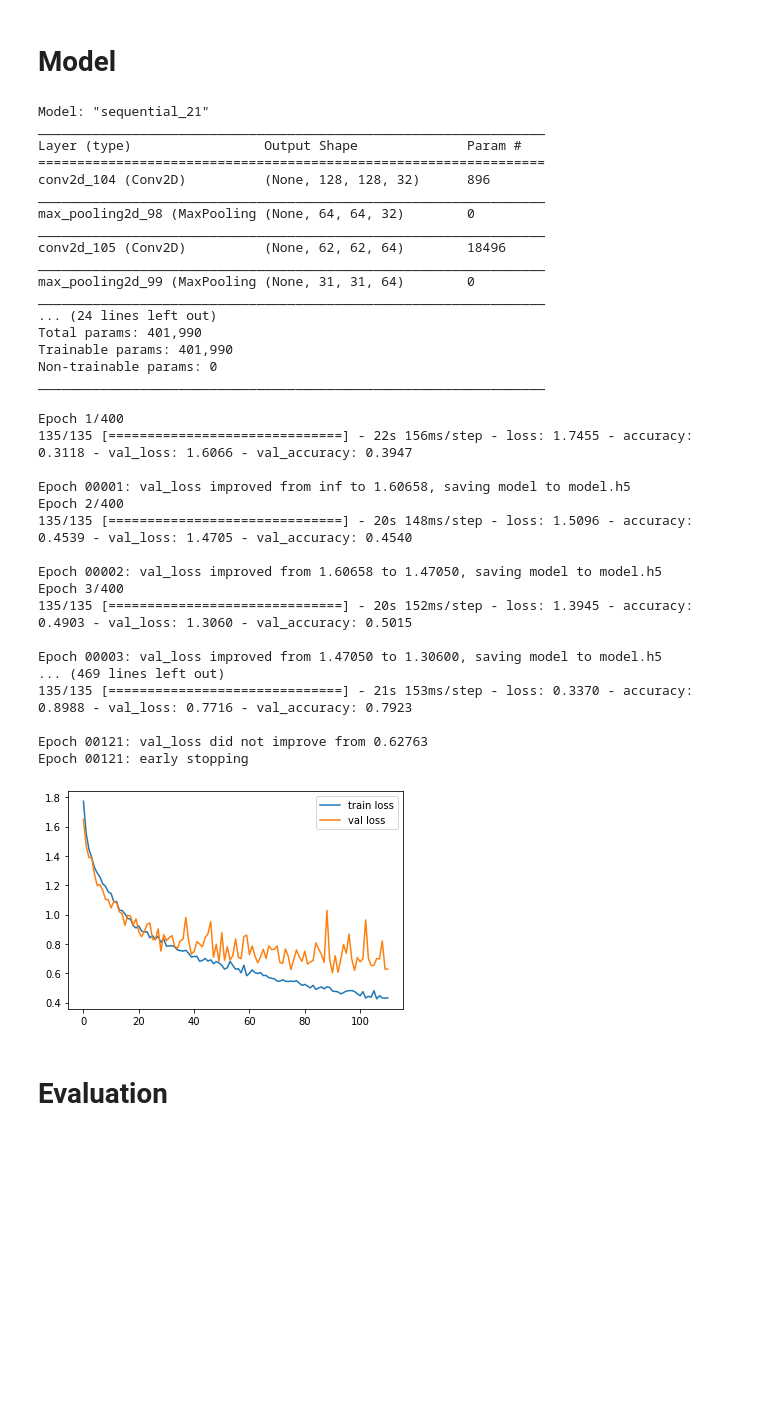
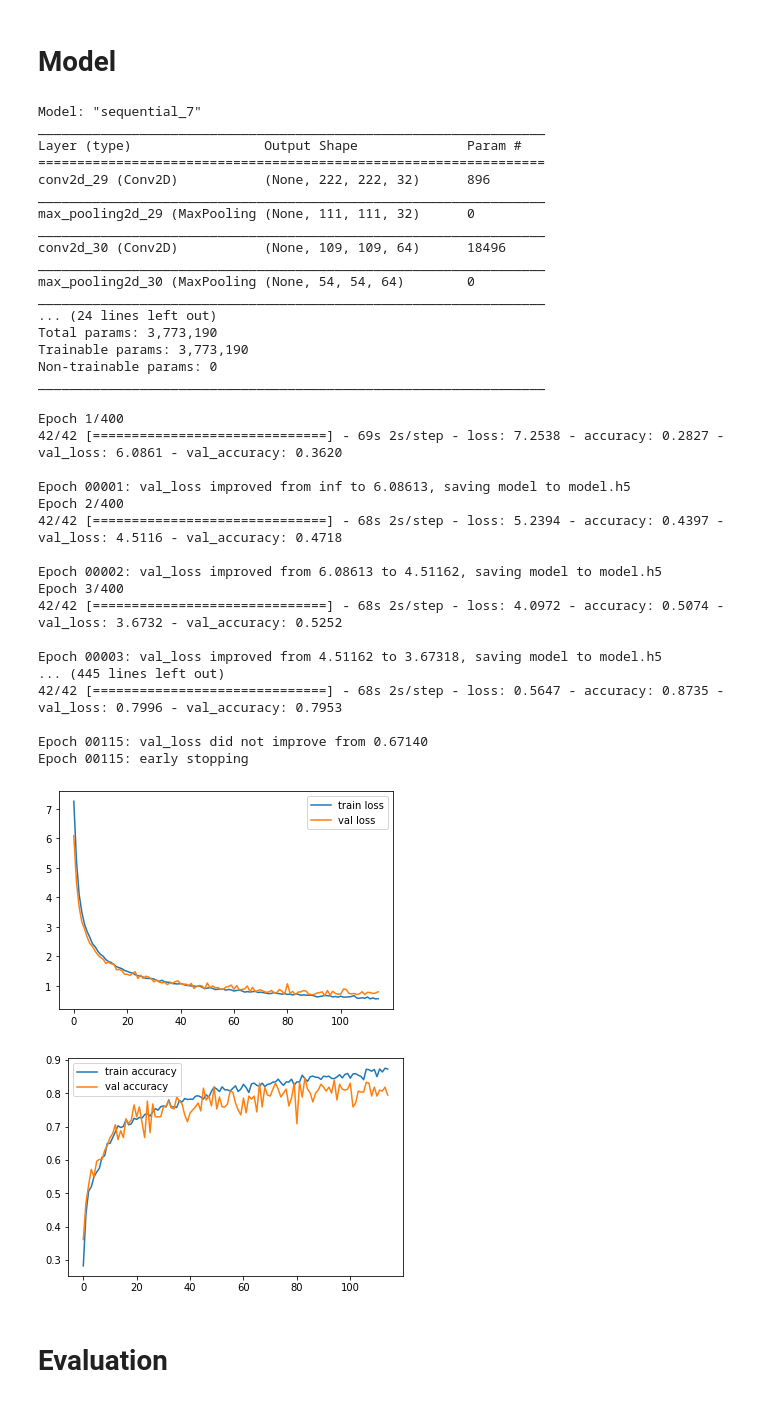
Before and after one commit to bavllymagid/SportsClassification, a Jupyter notebook: v1model.ipynb, the cells around one changed output. Cells and saved outputs as stored; diff of their text form; code cells hidden in the pictures; blank space fills up the shorter version.

Commit message:
Kaggle Notebook | v1Model | Version 10

```diff
--- a/v1model.ipynb
+++ b/v1model.ipynb
@@ -9,7 +9,7 @@ import os
 
 data = []
 labels = []
-IMG_SIZE = 130
+IMG_SIZE = 224
 for i in os.listdir('/kaggle/input/nn23-sports-image-classification/Train'):
     img = cv.imread('/kaggle/input/nn23-sports-image-classification/Train/'+i)
     img = cv.cvtColor(img,cv.COLOR_BGR2RGB)
@@ -63,39 +61,40 @@ from tensorflow.keras.optimizers import Adam
 from tensorflow.keras.callbacks import ModelCheckpoint,EarlyStopping
 
 model = Sequential()
-# l2 = tf.keras.regularizers.l2(0.0001)
 model.add(Conv2D(32,(3,3),activation='relu',input_shape=(IMG_SIZE,IMG_SIZE,3)))
 model.add(MaxPool2D(2,2))
-model.add(Conv2D(64,(3,3),activation='relu', kernel_regularizer=tf.keras.regularizers.l2(0.0001)))
+model.add(Conv2D(64,(3,3),activation='relu'))
 model.add(MaxPool2D(2,2))
-model.add(Conv2D(128,(3,3),activation='relu', kernel_regularizer=tf.keras.regularizers.l2(0.0001)))
+model.add(Conv2D(128,(3,3),activation='relu'))
 model.add(MaxPool2D(2,2))
-model.add(Conv2D(64,(3,3),activation='relu', kernel_regularizer=tf.keras.regularizers.l2(0.0001)))
-model.add(MaxPool2D(2,2))
+model.add(Conv2D(64,(3,3),activation='relu'))
+model.add(MaxPool2D())
+model.add(Conv2D(512,(3,3),activation='relu'))
+model.add(MaxPool2D())
 model.add(Flatten())
-model.add(Dense(512, activation='relu', kernel_regularizer=tf.keras.regularizers.l2(0.0001)))
+model.add(Dense(256, activation='relu', kernel_regularizer=l2))
 model.add(Dropout(0.3))
-model.add(Dense(128, activation='relu', kernel_regularizer=tf.keras.regularizers.l2(0.0001)))
+model.add(Dense(128, activation='relu', kernel_regularizer=l2))
 model.add(Dropout(0.3))
 model.add(Dense(6,activation='softmax'))
 # %%
 model.summary()
 # %% [output]
-Model: "sequential_21"
+Model: "sequential_7"
 _________________________________________________________________
 Layer (type)                 Output Shape              Param #
 =================================================================
-conv2d_104 (Conv2D)          (None, 128, 128, 32)      896
+conv2d_29 (Conv2D)           (None, 222, 222, 32)      896
 _________________________________________________________________
-max_pooling2d_98 (MaxPooling (None, 64, 64, 32)        0
+max_pooling2d_29 (MaxPooling (None, 111, 111, 32)      0
 _________________________________________________________________
-conv2d_105 (Conv2D)          (None, 62, 62, 64)        18496
+conv2d_30 (Conv2D)           (None, 109, 109, 64)      18496
 _________________________________________________________________
-max_pooling2d_99 (MaxPooling (None, 31, 31, 64)        0
+max_pooling2d_30 (MaxPooling (None, 54, 54, 64)        0
 _________________________________________________________________
 ... (24 lines left out)
-Total params: 401,990
-Trainable params: 401,990
+Total params: 3,773,190
+Trainable params: 3,773,190
 Non-trainable params: 0
 _________________________________________________________________
 # %%
@@ -105,32 +104,38 @@ checkpoint = ModelCheckpoint('model.h5',monitor='val_loss',verbose=1,save_best_o
 early = EarlyStopping(monitor='val_loss',min_delta=0,patience=20,verbose=1,mode='auto')
 
 
-hist = model.fit(train_gen,epochs=400,validation_data=val_gen,callbacks=[checkpoint,early])
+hist = model.fit(train_gen,epochs=400,validation_data=(testX,testY),callbacks=[checkpoint,early])
 # %% [output]
 Epoch 1/400
-135/135 [==============================] - 22s 156ms/step - loss: 1.7455 - accuracy: 0.3118 - val_loss: 1.6066 - val_accuracy: 0.3947
+42/42 [==============================] - 69s 2s/step - loss: 7.2538 - accuracy: 0.2827 - val_loss: 6.0861 - val_accuracy: 0.3620
 
-Epoch 00001: val_loss improved from inf to 1.60658, saving model to model.h5
+Epoch 00001: val_loss improved from inf to 6.08613, saving model to model.h5
 Epoch 2/400
-135/135 [==============================] - 20s 148ms/step - loss: 1.5096 - accuracy: 0.4539 - val_loss: 1.4705 - val_accuracy: 0.4540
+42/42 [==============================] - 68s 2s/step - loss: 5.2394 - accuracy: 0.4397 - val_loss: 4.5116 - val_accuracy: 0.4718
 
-Epoch 00002: val_loss improved from 1.60658 to 1.47050, saving model to model.h5
+Epoch 00002: val_loss improved from 6.08613 to 4.51162, saving model to model.h5
 Epoch 3/400
-135/135 [==============================] - 20s 152ms/step - loss: 1.3945 - accuracy: 0.4903 - val_loss: 1.3060 - val_accuracy: 0.5015
+42/42 [==============================] - 68s 2s/step - loss: 4.0972 - accuracy: 0.5074 - val_loss: 3.6732 - val_accuracy: 0.5252
 
-Epoch 00003: val_loss improved from 1.47050 to 1.30600, saving model to model.h5
-... (469 lines left out)
-135/135 [==============================] - 21s 153ms/step - loss: 0.3370 - accuracy: 0.8988 - val_loss: 0.7716 - val_accuracy: 0.7923
+Epoch 00003: val_loss improved from 4.51162 to 3.67318, saving model to model.h5
+... (445 lines left out)
+42/42 [==============================] - 68s 2s/step - loss: 0.5647 - accuracy: 0.8735 - val_loss: 0.7996 - val_accuracy: 0.7953
 
-Epoch 00121: val_loss did not improve from 0.62763
-Epoch 00121: early stopping
+Epoch 00115: val_loss did not improve from 0.67140
+Epoch 00115: early stopping
 # %%
 plt.plot(hist.history['loss'], label='train loss')
 plt.plot(hist.history['val_loss'], label='val loss')
 plt.legend()
 plt.show()
+
+plt.plot(hist.history['accuracy'], label='train accuracy')
+plt.plot(hist.history['val_accuracy'], label='val accuracy')
+plt.legend()
+plt.show()
 # %% [output]
-[figure, old version]
+[figure, new version]
+[figure, added]
 # %% [markdown]
 # Evaluation
 # %%
```
Also changed, not shown: parts of 4 cells of this notebook.
